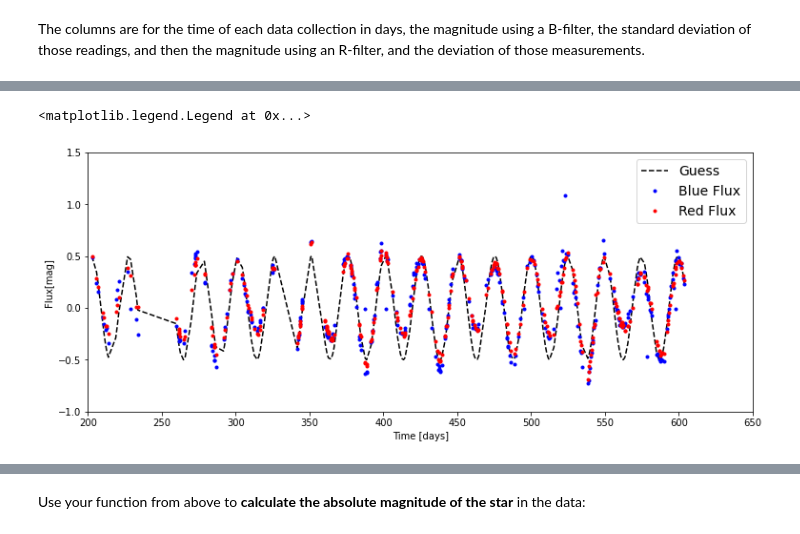
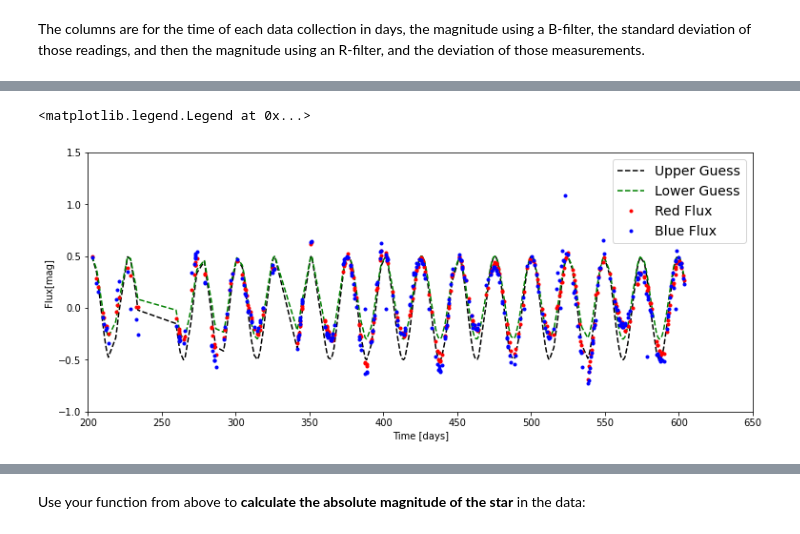
Before and after one commit to simonlowry1/Astro3190_Lowry, a Jupyter notebook: lessons/Cepheid_research_Lowry.ipynb, the cells around one changed output, grey strips where cells are left out. Cells and saved outputs as stored; diff of their text form; code cells hidden in the pictures.

```diff
--- a/lessons/Cepheid_research_Lowry.ipynb
+++ b/lessons/Cepheid_research_Lowry.ipynb
@@ -73,43 +73,47 @@ Hint: start with an `offset` of zero and a period somewhere between 24 and 25 da
 # Create a function that calculates the flux
 def flux(a,p,t,o):
     flux = a*np.sin(2*np.pi*(t-o)/p)
-    """Function takes in an estimated period and time from the datat
+    """Function takes in an estimated period and time from the data
     and returns the flux measurement"""
 
     return flux
 # %%
 # Define some variables you'll need for your function
 period_guess = 24.8
 amplitude_guess = 0.5
 offset_guess = -2
 
 # Set a figure size
 plt.figure(figsize=(12.5,5))
 
 # Plot my flux curve assuming the above values:
 # Note: as long as your plot command is enclosed by (),
 # you can make it run more than oneline,
 # which helps when you've got a lot of arguments
 
 plt.plot(data_table['Time'],
          flux(amplitude_guess,period_guess,data_table['Time'],offset_guess),
-         linestyle='--',color='k',label='Guess')
+         linestyle='--',color='k',label='Upper Guess')
+
+plt.plot(data_table['Time'],
+         flux(0.4,24.8,data_table['Time'],-2)+0.1,
+         linestyle='--',color='g',label='Lower Guess')
 
 # Plot data points for blue and red magnitudes
+plt.plot(data_table['Time'],data_table['Red'],'.',color='red',label='Red Flux')
 plt.plot(data_table['Time'],data_table['Blue'],'.',color='blue',label='Blue Flux')
-plt.plot(data_table['Time'],data_table['Red'],'.',color='red',label='Red Flux')
 
 plt.xlim(200,650)
 plt.ylim(-1,1.5)
 
 plt.xlabel('Time [days]')
 plt.ylabel('Flux[mag]')
 
 # Add a legend
 plt.legend(fontsize=14)
 # %% [output]
 <matplotlib.legend.Legend at 0x...>
-[figure, old version]
+[figure, new version]
 # %% [markdown]
 ### Period-luminosity relation
 
```
Also changed, not shown: parts of 4 cells of this notebook.
